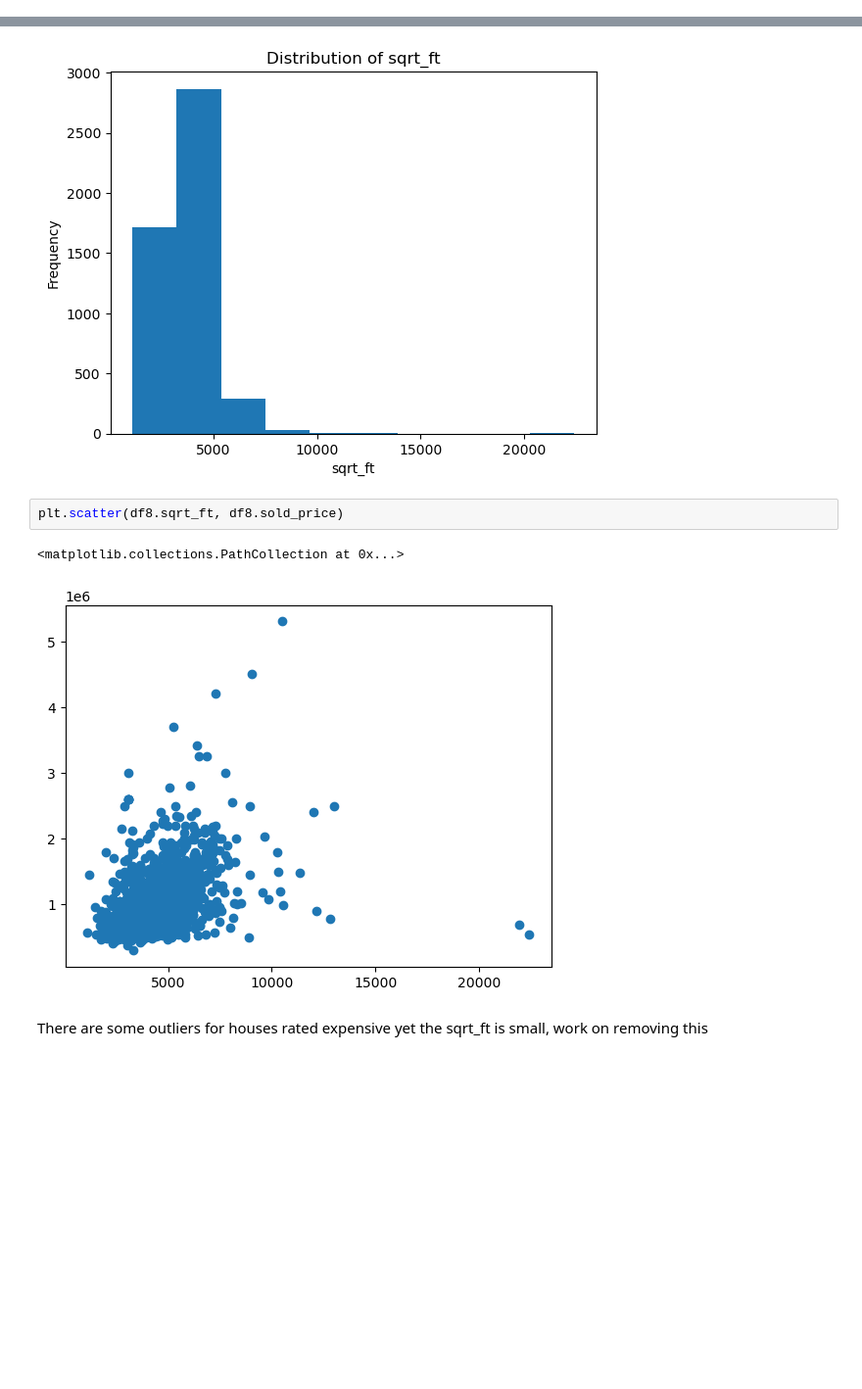
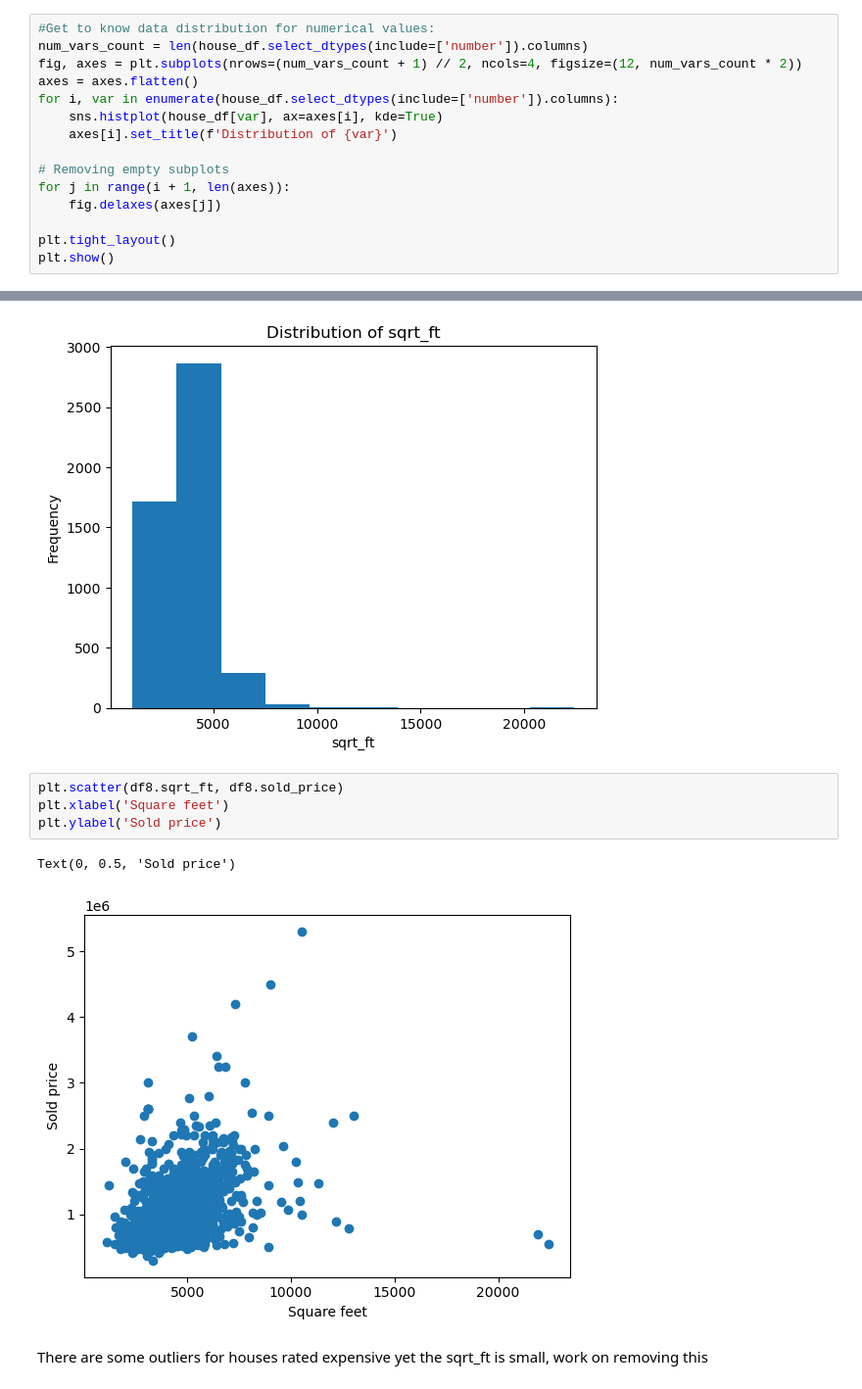
Before and after one commit to ItsOyondi/TC-Data-Cleaning-Project1, a Jupyter notebook: Assign1_C_EDA.ipynb, the cells around one changed output, grey strips where cells are left out. Shown at 98% size. Cells and saved outputs as stored; diff of their text form; blank space fills up the shorter version.

```diff
--- a/Assign1_C_EDA.ipynb
+++ b/Assign1_C_EDA.ipynb
@@ -96,3 +96,18 @@ house_df.describe()
 | 50% | 2.161469e+07 | 6.750000e+05 | 85737.000000 | -110.923420 | 32.318517 | 0.990000 | 6.223760e+03 | 1999.00000 | 4.000000 | ... |
 | 75% | 2.180480e+07 | 8.350000e+05 | 85749.000000 | -110.859078 | 32.394334 | 1.757500 | 8.082830e+03 | 2006.00000 | 4.000000 | ... |
 | max | 2.192856e+07 | 5.300000e+06 | 86323.000000 | -109.454637 | 34.927884 | 2154.000000 | 1.221508e+07 | 2019.00000 | 36.000000 | ... |
+# %%
+#Get to know data distribution for numerical values:
+num_vars_count = len(house_df.select_dtypes(include=['number']).columns)
+fig, axes = plt.subplots(nrows=(num_vars_count + 1) // 2, ncols=4, figsize=(12, num_vars_count * 2))
+axes = axes.flatten()
+for i, var in enumerate(house_df.select_dtypes(include=['number']).columns):
+    sns.histplot(house_df[var], ax=axes[i], kde=True)
+    axes[i].set_title(f'Distribution of {var}')
+
+# Removing empty subplots
+for j in range(i + 1, len(axes)):
+    fig.delaxes(axes[j])
+
+plt.tight_layout()
+plt.show()
@@ -390,9 +407,11 @@ for column in columns_to_plot:
 [figure]
 # %%
 plt.scatter(df8.sqrt_ft, df8.sold_price)
+plt.xlabel('Square feet')
+plt.ylabel('Sold price')
 # %% [output]
-<matplotlib.collections.PathCollection at 0x...>
+Text(0, 0.5, 'Sold price')
-[figure, old version]
+[figure, new version]
 # %% [markdown]
 There are some outliers for houses rated expensive yet the sqrt_ft is small, work on removing this
 # %%
```
Also changed, not shown: parts of 10 cells of this notebook, 1 other file.
